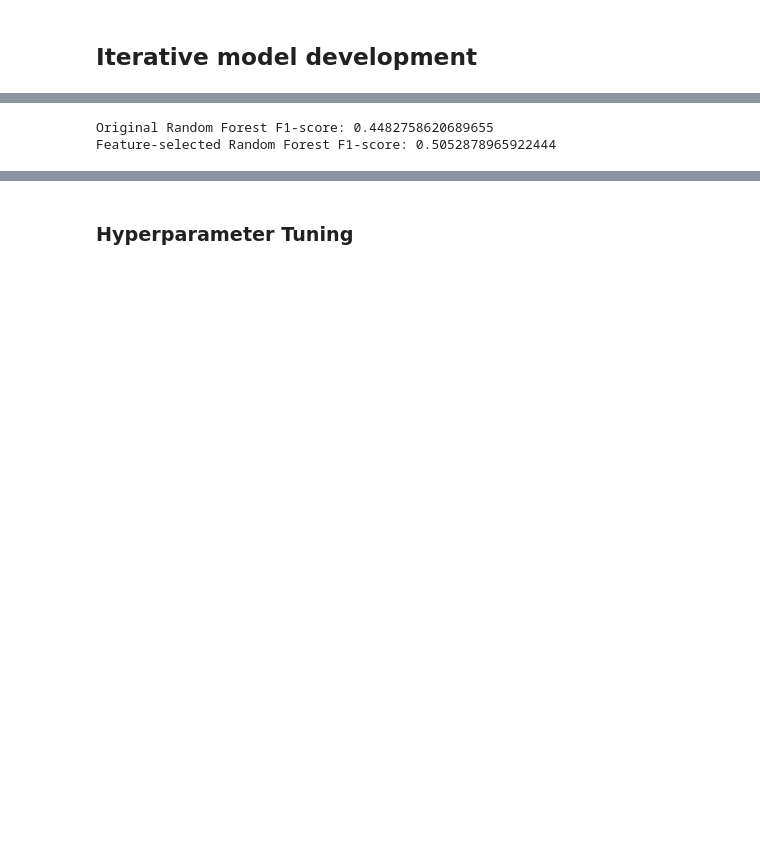
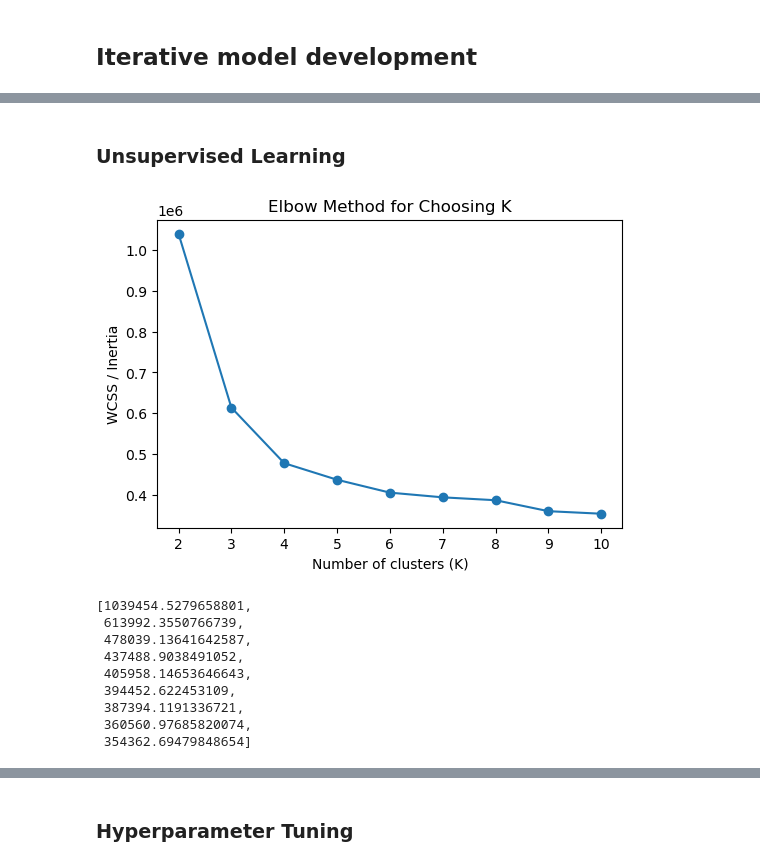
Before and after one commit to xousies/mldp-assignment, a Jupyter notebook: Program Codes.ipynb, the cells around one changed output, grey strips where cells are left out. Cells and saved outputs as stored; diff of their text form; code cells hidden in the pictures; blank space fills up the shorter version.

```diff
--- a/Program Codes.ipynb
+++ b/Program Codes.ipynb
@@ -803,0 +587,3 @@ The Random Forest model achieves a high overall accuracy (~0.90), but this numbe
+# %%
+y_train_bin = y_train.map({"no": 0, "yes": 1})
+y_test_bin  = y_test.map({"no": 0, "yes": 1})
@@ -803,0 +608,5 @@ The Random Forest model achieves a high overall accuracy (~0.90), but this numbe
+# %%
+X_train_enc, X_test_enc = X_train_enc.align(X_test_enc, join="left", axis=1, fill_value=0)
+
+print("After encoding + alignment:")
+print("X_train:", X_train_enc.shape, "X_test:", X_test_enc.shape)
@@ -803,0 +711,11 @@ The Random Forest model achieves a high overall accuracy (~0.90), but this numbe
+# %%
+from sklearn.ensemble import RandomForestClassifier
+
+rf = RandomForestClassifier(
+    n_estimators=300,
+    class_weight="balanced",
+    random_state=42,
+    n_jobs=-1
+)
+
+rf.fit(X_train_ready, y_train_bin)
@@ -1050,13 +1118,42 @@ RandomForestClassifier(n_estimators=300, n_jobs=-1, random_state=42)
-# %%
-from sklearn.metrics import f1_score
-
-y_pred_fs = rf_fs.predict(X_test_fs)
-
-print("Original Random Forest F1-score:",
-      f1_score(y_test, y_pred))
-
-print("Feature-selected Random Forest F1-score:",
-      f1_score(y_test, y_pred_fs))
-# %% [output]
-Original Random Forest F1-score: 0.4482758620689655
-Feature-selected Random Forest F1-score: 0.5052878965922444
+# %% [markdown]
+### Unsupervised Learning
+# %%
+
+import numpy as np
+import matplotlib.pyplot as plt
+from sklearn.cluster import MiniBatchKMeans
+
+X_for_cluster = X_train_ready
+
+wcss = []
+K_range = range(2, 11)
+
+for k in K_range:
+    km = MiniBatchKMeans(
+        n_clusters=k,
+        random_state=42,
+        batch_size=2048,
+        n_init=10
+    )
+    km.fit(X_for_cluster)
+    wcss.append(km.inertia_)
+
+plt.figure(figsize=(6,4))
+plt.plot(list(K_range), wcss, marker="o")
+plt.xlabel("Number of clusters (K)")
+plt.ylabel("WCSS / Inertia")
+plt.title("Elbow Method for Choosing K")
+plt.show()
+
+wcss
+# %% [output]
+[figure, added]
+[1039454.5279658801,
+ 613992.3550766739,
+ 478039.13641642587,
+ 437488.9038491052,
+ 405958.14653646643,
+ 394452.622453109,
+ 387394.1191336721,
+ 360560.97685820074,
+ 354362.69479848654]
```
Also changed, not shown: parts of 165 cells of this notebook, 7 other files.
